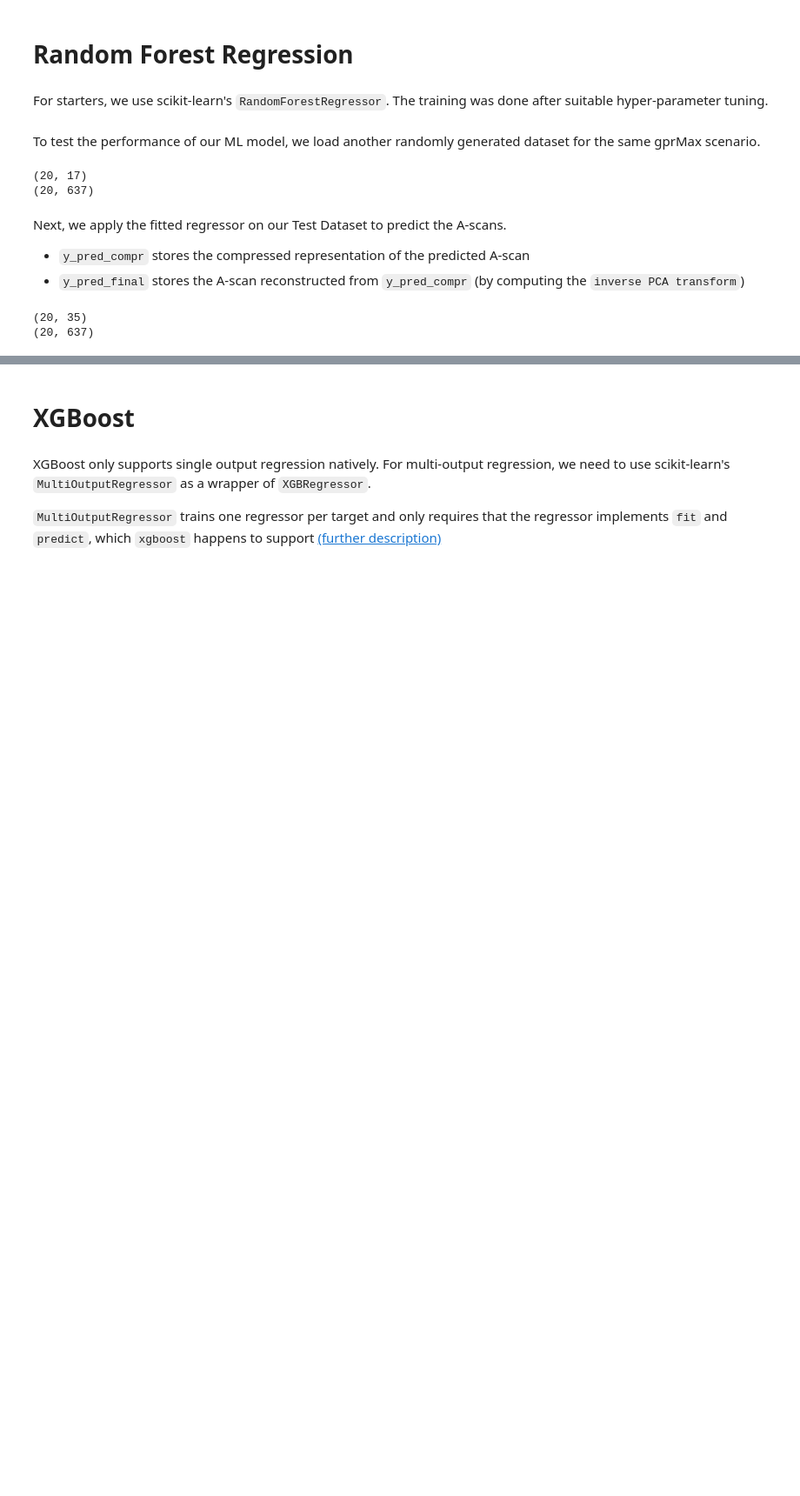
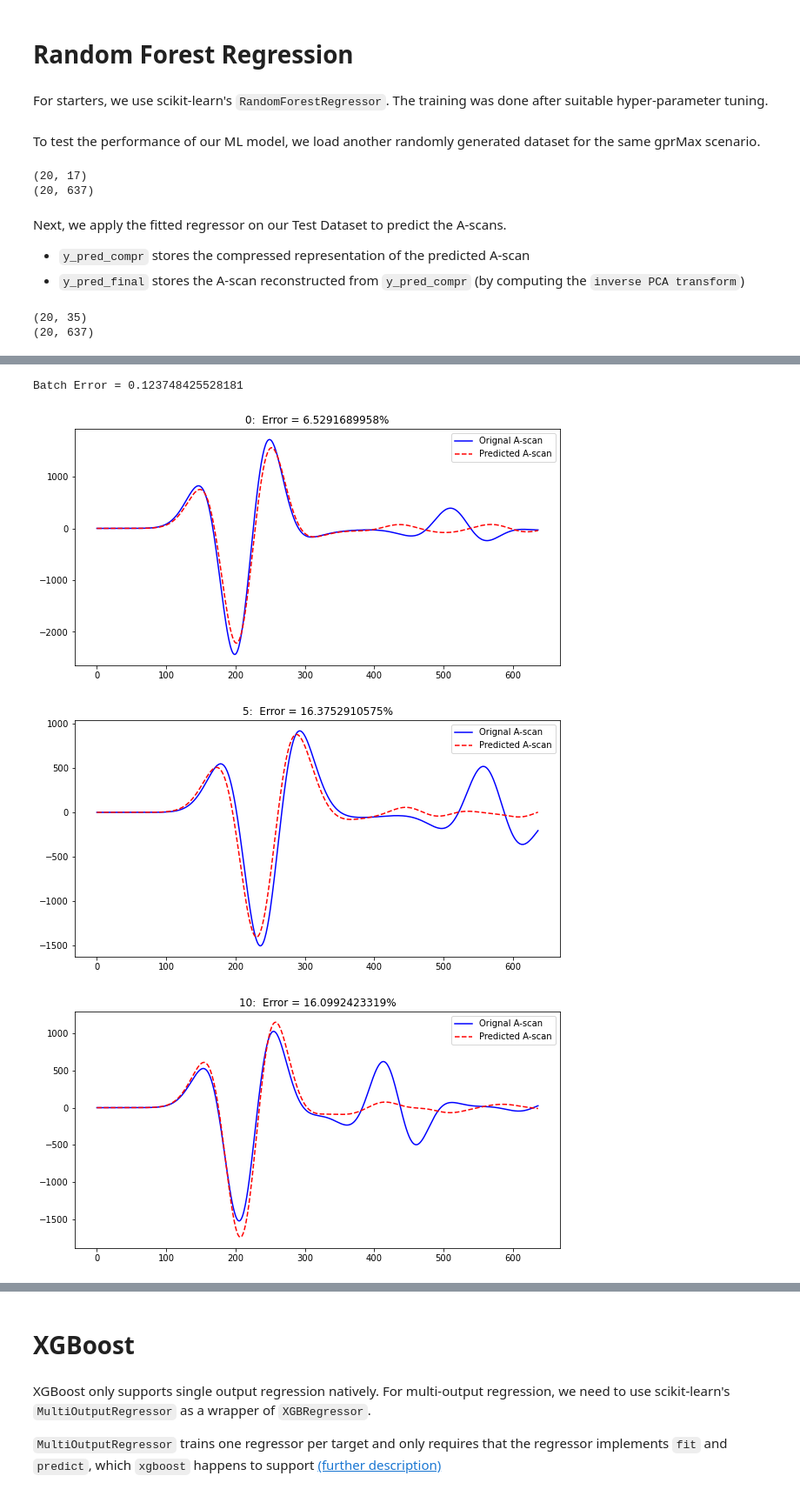
Before and after one commit to gprMax/gprMax, a Jupyter notebook: ML/ML.ipynb, the cells around one changed output, grey strips where cells are left out. Shown: that part at 87% size. Drawn from its saved outputs; the diff is of its cells as text; code cells hidden in the pictures; blank space fills up the shorter version.

```diff
--- a/ML/ML.ipynb
+++ b/ML/ML.ipynb
@@ -168,0 +147,7 @@ Batch Error =  0.14338160884797163
+# %%
+plot_pred_dat(test_y, y_pred_final, [], nmse)
+# %% [output]
+Batch Error = 0.123748425528181
+[figure, added]
+[figure, added]
+[figure, added]
```
Also changed, not shown: parts of 10 cells of this notebook, 1 other file.
